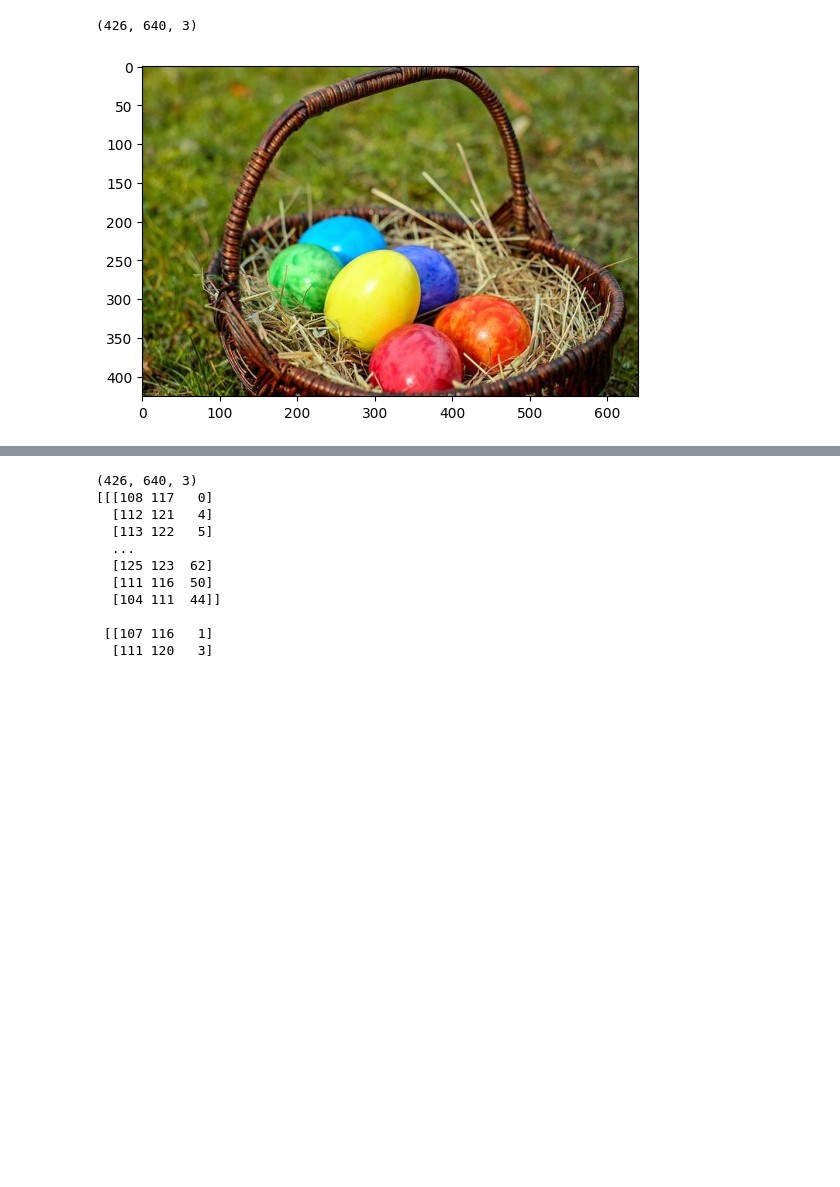
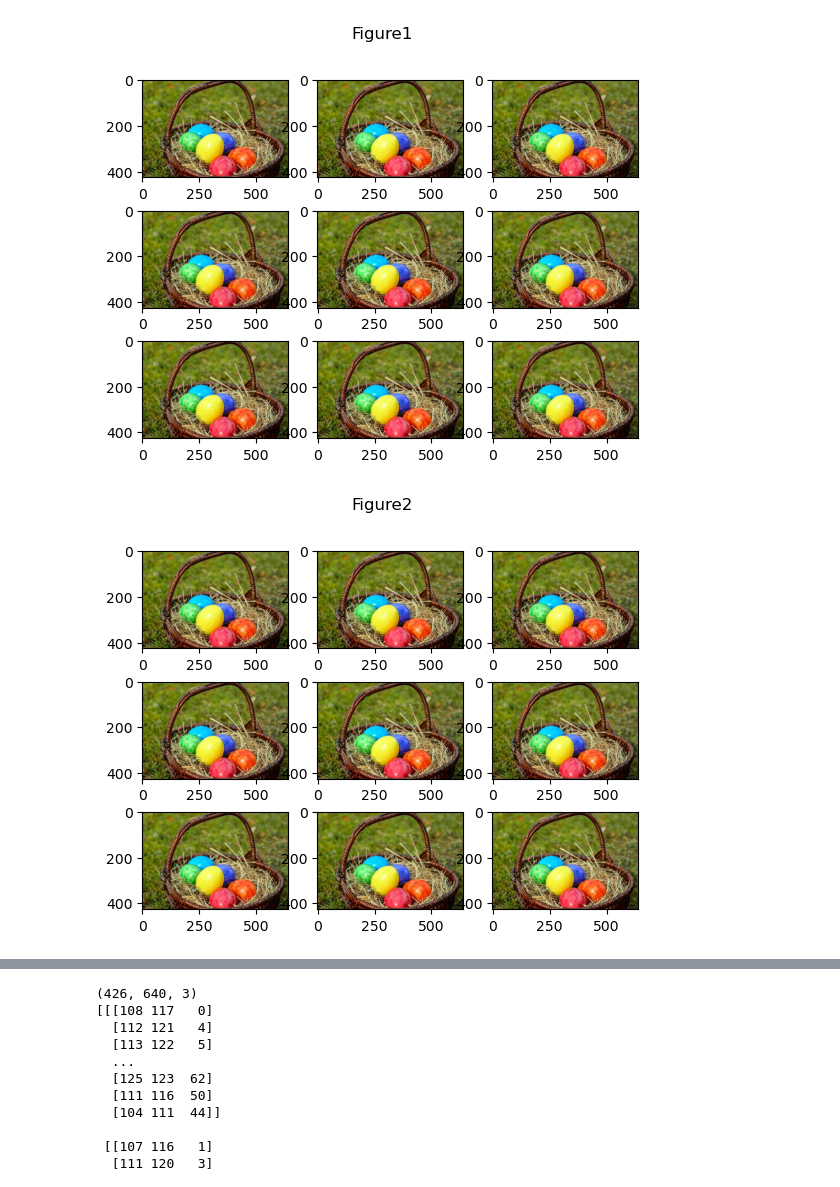
Before and after one commit to tuningkiwi/imageProcessing, a Jupyter notebook: img/imgEx.ipynb, the cells around one changed output, grey strips where cells are left out. Saved outputs shown, nothing was run; the diff lists cells and outputs as text; code cells hidden in the pictures; blank space fills up the shorter version.

```diff
--- a/img/imgEx.ipynb
+++ b/img/imgEx.ipynb
@@ -1,15 +1,45 @@
 # %%
 import numpy as np
 from PIL import Image
 import matplotlib.pyplot as plt
 
 #img = np.asarray(Image.open('./testimg.png'))
 color_img  = Image.open('./fruits.jpg')
 #color_img  = Image.open('./fruits.jpg').convert('L')
 
-print(np.shape(color_img))
-plt.imshow(color_img)
-plt.show()
+
+for i in range(0,36):
+    match (i%9):
+        case (0):
+            plt.figure()
+            plt.subplot(331)
+        case (1):
+            plt.subplot(332)
+        case (2):
+            plt.subplot(333)
+        case (3):
+            plt.subplot(334)
+        case (4):
+            plt.subplot(335)
+        case (5):
+            plt.subplot(336)
+        case (6):
+            plt.subplot(337)
+        case (7):
+            plt.subplot(338)
+        case (8):
+            plt.subplot(339)
+            plt.imshow(color_img)
+            plt.suptitle('Figure{}'.format(int(i/8)))
+            plt.savefig('resultImg/result{}.png'.format(int(i/8)))
+            continue
+
+    plt.imshow(color_img)
+
+
+    #print(np.shape(color_img))
+
+    #plt.show()
 # %% [output]
-(426, 640, 3)
-[figure, old version]
+[figure, new version]
+[figure, added]
```
Also changed, not shown: parts of 1 cell of this notebook, 1 other file.
